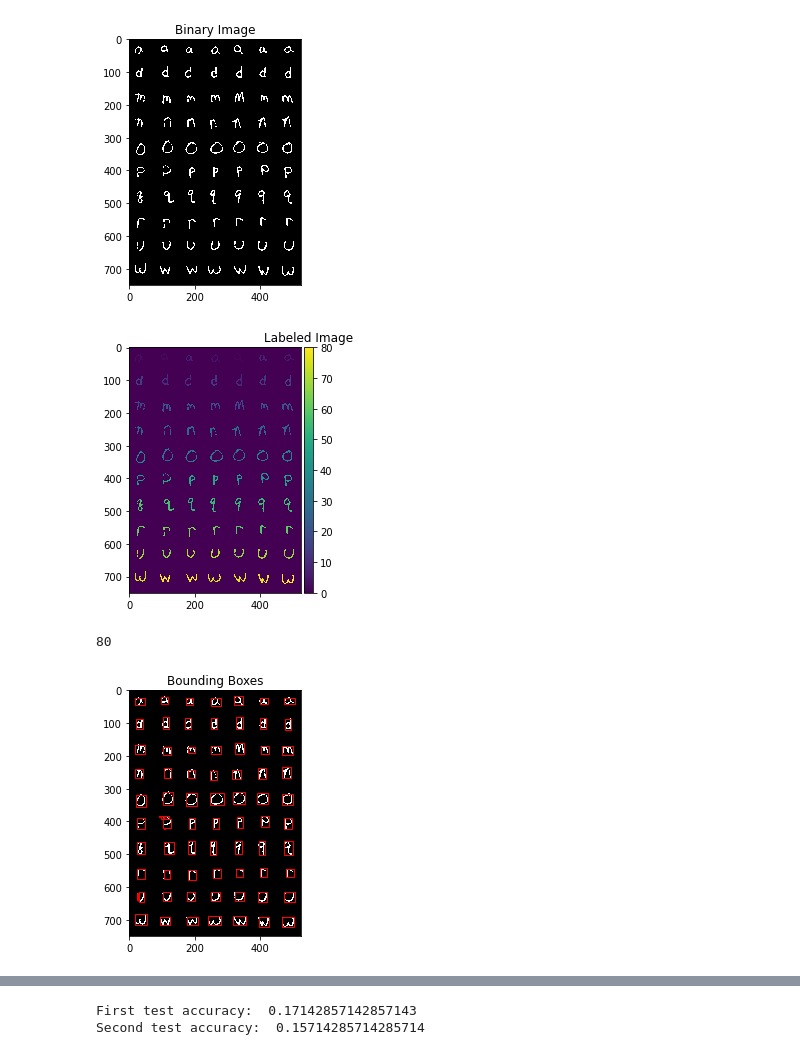
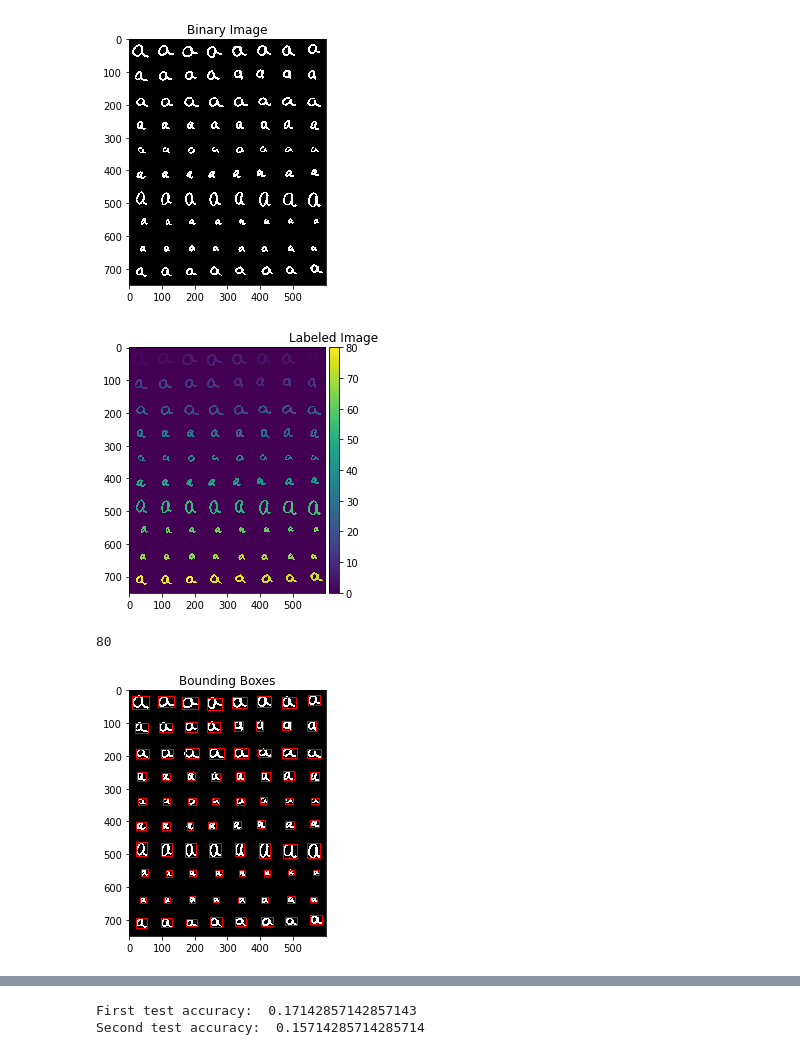
Before and after one commit to advil64/computer-vision, a Jupyter notebook: hw/Assignment1/hw1.ipynb, the cells around one changed output, grey strips where cells are left out. Saved outputs shown, nothing was run; the diff lists cells and outputs as text; code cells hidden in the pictures.

```diff
--- a/hw/Assignment1/hw1.ipynb
+++ b/hw/Assignment1/hw1.ipynb
@@ -13,4 +15,4 @@ from train import read_binarize, normalize
 # %%
-img = io.imread('H1-16images/test1.bmp')
+img = io.imread('H1-16images/a.bmp')
 print(img.shape)
 # %% [output]
@@ -31,12 +33,13 @@ plt.show()
 # %%
-th = 200
+th = threshold_otsu(img)
 img_binary = (img < th).astype(np.double)
+img_binary = skmp.binary_dilation(img_binary)
 # %%
 io.imshow(img_binary)
 plt.title('Binary Image')
 io.show()
 # %% [output]
-[figure, old version]
+[figure, new version]
 # %%
 img_label = label(img_binary, background=0)
 # %%
@@ -44,7 +47,7 @@ io.imshow(img_label)
 plt.title('Labeled Image')
 io.show()
 # %% [output]
-[figure, old version]
+[figure, new version]
 # %%
 print(np.amax(img_label))
 # %% [output]
@@ -67,18 +70,20 @@ def build_set(minr, minc, maxr, maxc):
 # %%
 regions = regionprops(img_label)
 io.imshow(img_binary)
 ax = plt.gca()
 for props in regions:
     minr, minc, maxr, maxc = props.bbox
     height = maxr - minr
     width = maxc - minc
-    if width > 15 and height > 15:
+    if width > 10 and height > 10:
         build_set(minr, minc, maxr, maxc)
-    ax.add_patch(Rectangle((minc, minr), maxc - minc, maxr - minr, fill = False, edgecolor = 'red', linewidth = 1))
+        ax.add_patch(Rectangle((minc, minr), maxc - minc, maxr - minr, fill = False, edgecolor = 'red', linewidth = 1))
 ax.set_title('Bounding Boxes')
+# plt.savefig("a_train_annot.png")
+
 io.show()
 # %% [output]
-[figure, old version]
+[figure, new version]
 # %%
 print("Height: ", len(features), "Width: ", len(features[0]))
 # %% [output]
```
Also changed, not shown: parts of 13 cells of this notebook, 20 other files.
